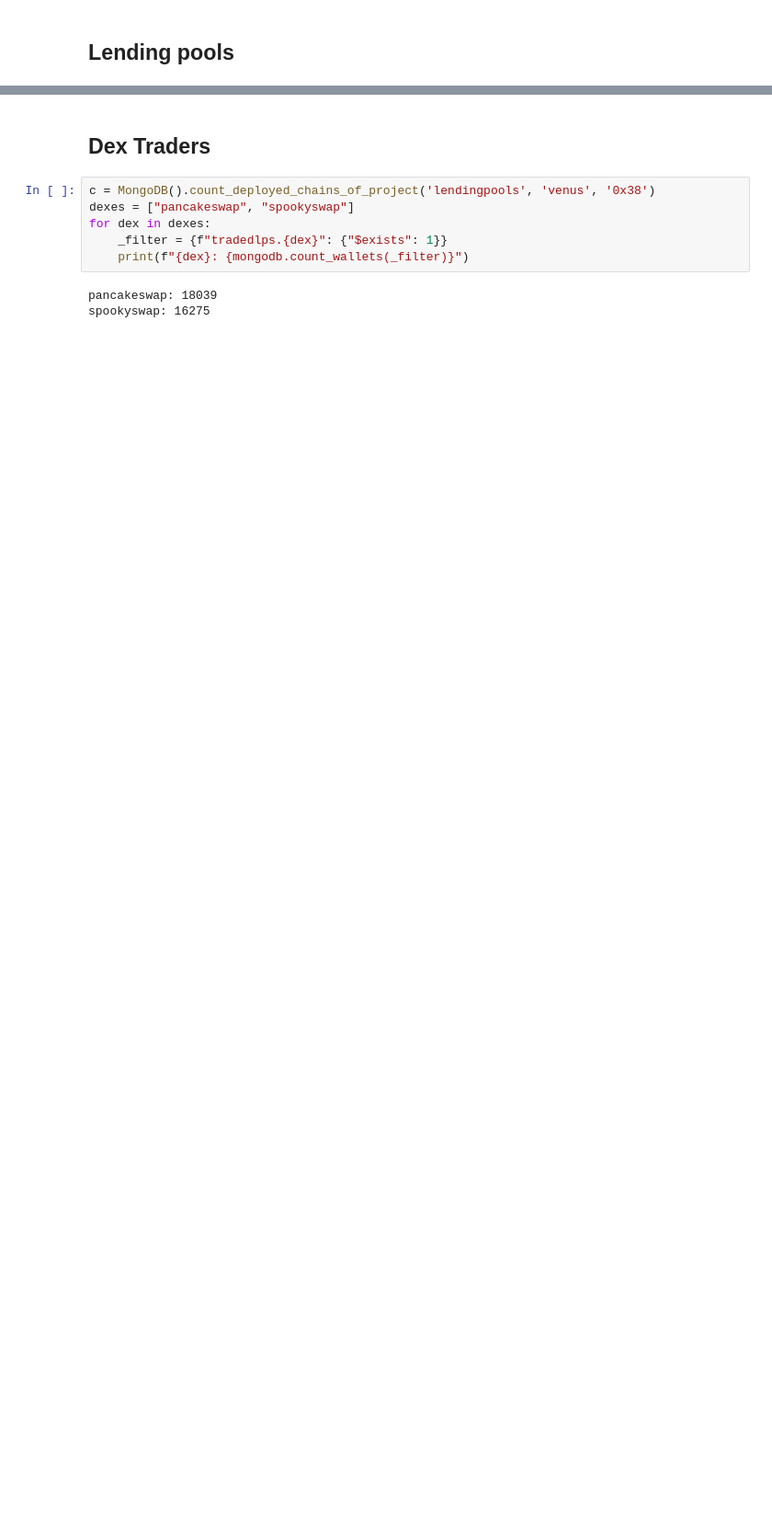
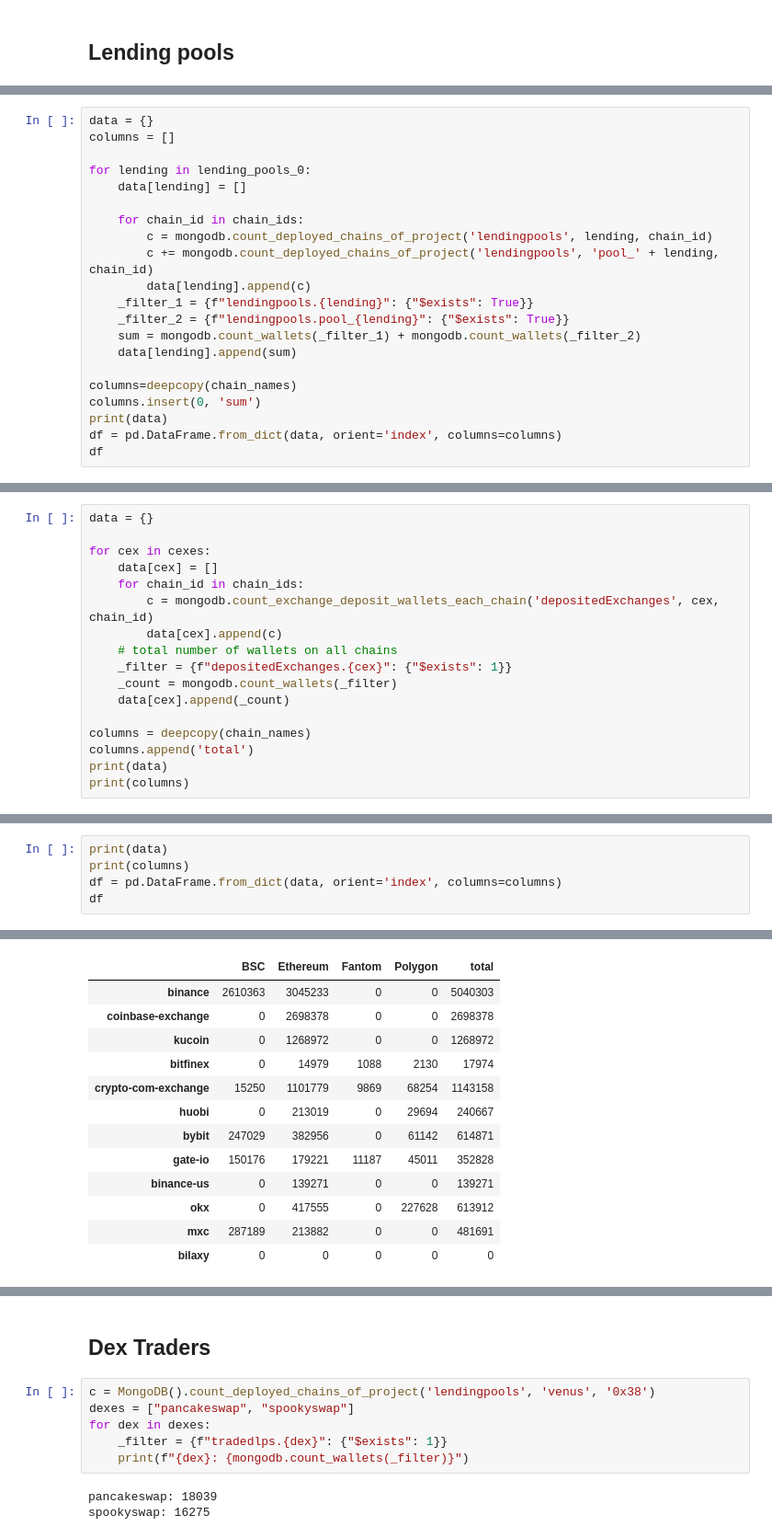
Before and after one commit to trixt63/ReportCommunityDetection, a Jupyter notebook: report.ipynb, the cells around one changed output, grey strips where cells are left out. Shown at 92% size. Cells and saved outputs as stored; diff of their text form; blank space fills up the shorter version.

```diff
--- a/report.ipynb
+++ b/report.ipynb
@@ -57,0 +30,21 @@ for lending in lending_pools:
+# %%
+data = {}
+columns = []
+
+for lending in lending_pools_0:
+    data[lending] = []
+
+    for chain_id in chain_ids:
+        c = mongodb.count_deployed_chains_of_project('lendingpools', lending, chain_id)
+        c += mongodb.count_deployed_chains_of_project('lendingpools', 'pool_' + lending, chain_id)
+        data[lending].append(c)
+    _filter_1 = {f"lendingpools.{lending}": {"$exists": True}}
+    _filter_2 = {f"lendingpools.pool_{lending}": {"$exists": True}}
+    sum = mongodb.count_wallets(_filter_1) + mongodb.count_wallets(_filter_2)
+    data[lending].append(sum)
+
+columns=deepcopy(chain_names)
+columns.insert(0, 'sum')
+print(data)
+df = pd.DataFrame.from_dict(data, orient='index', columns=columns)
+df
@@ -57,0 +69,17 @@ for lending in lending_pools:
+# %%
+data = {}
+
+for cex in cexes:
+    data[cex] = []
+    for chain_id in chain_ids:
+        c = mongodb.count_exchange_deposit_wallets_each_chain('depositedExchanges', cex, chain_id)
+        data[cex].append(c)
+    # total number of wallets on all chains
+    _filter = {f"depositedExchanges.{cex}": {"$exists": 1}}
+    _count = mongodb.count_wallets(_filter)
+    data[cex].append(_count)
+
+columns = deepcopy(chain_names)
+columns.append('total')
+print(data)
+print(columns)
@@ -57,0 +89,6 @@ for lending in lending_pools:
+# %%
+print(data)
+print(columns)
+df = pd.DataFrame.from_dict(data, orient='index', columns=columns)
+df
+# %% [output]
@@ -57,0 +97,13 @@ for lending in lending_pools:
+|  | BSC | Ethereum | Fantom | Polygon | total |
+| binance | 2610363 | 3045233 | 0 | 0 | 5040303 |
+| coinbase-exchange | 0 | 2698378 | 0 | 0 | 2698378 |
+| kucoin | 0 | 1268972 | 0 | 0 | 1268972 |
+| bitfinex | 0 | 14979 | 1088 | 2130 | 17974 |
+| crypto-com-exchange | 15250 | 1101779 | 9869 | 68254 | 1143158 |
+| huobi | 0 | 213019 | 0 | 29694 | 240667 |
+| bybit | 247029 | 382956 | 0 | 61142 | 614871 |
+| gate-io | 150176 | 179221 | 11187 | 45011 | 352828 |
+| binance-us | 0 | 139271 | 0 | 0 | 139271 |
+| okx | 0 | 417555 | 0 | 227628 | 613912 |
+| mxc | 287189 | 213882 | 0 | 0 | 481691 |
+| bilaxy | 0 | 0 | 0 | 0 | 0 |
```
Also changed, not shown: parts of 13 cells of this notebook, 13 other files.
